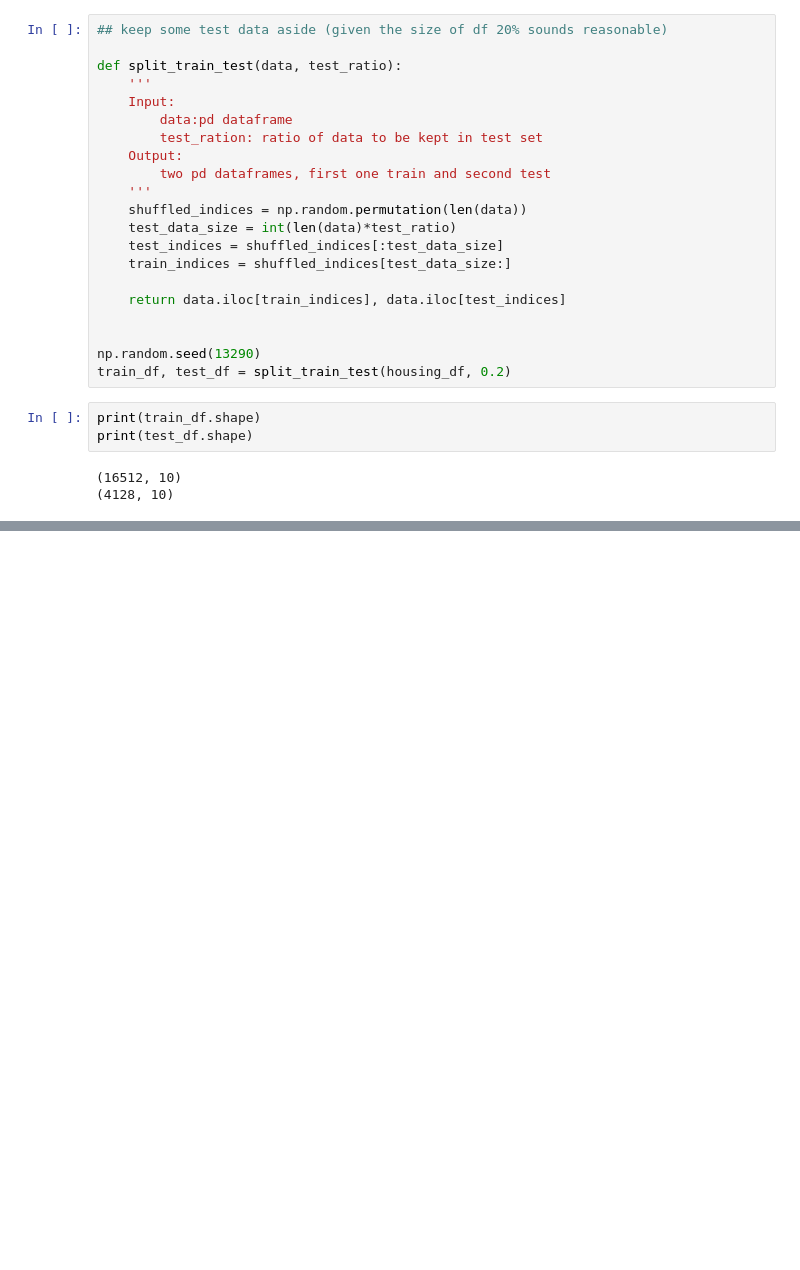
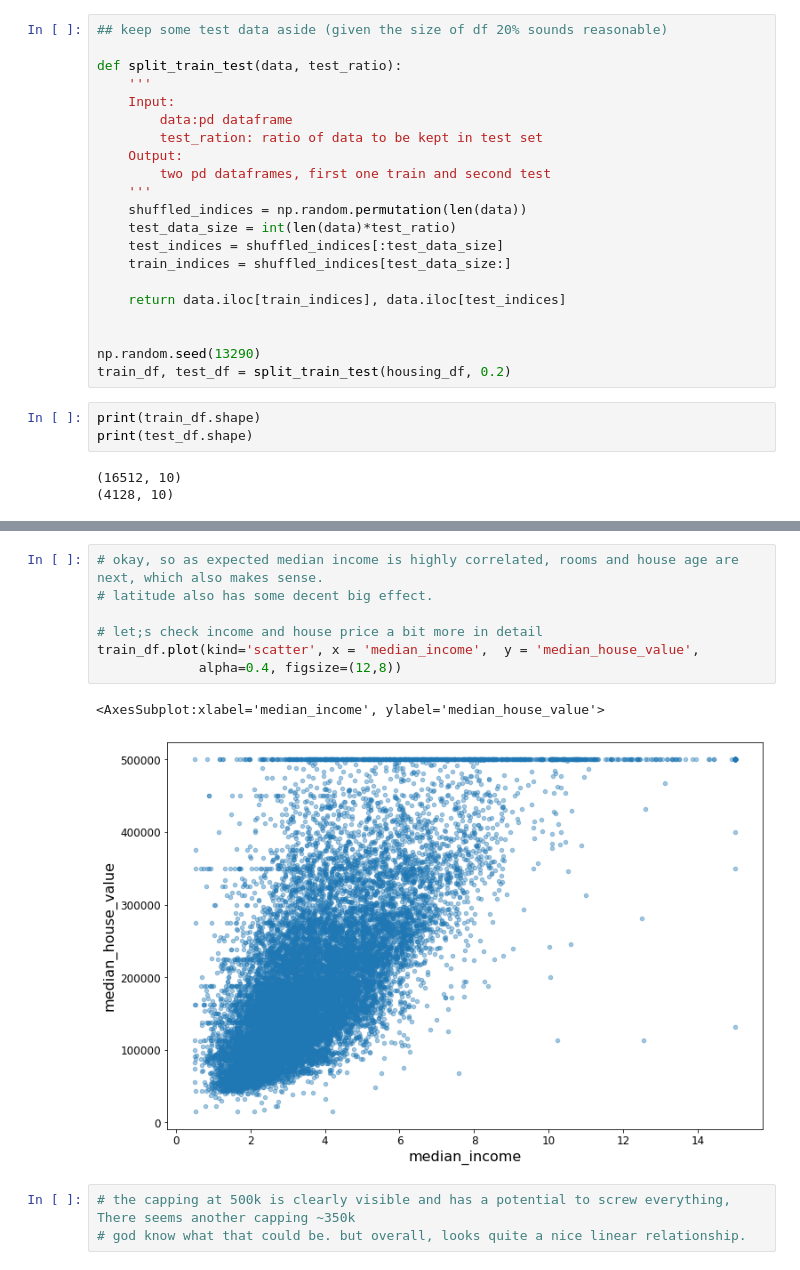
Before and after one commit to piyush13290/hands_on_ml2, a Jupyter notebook: 02_Linear_regression_housing_data.ipynb, the cells around one changed output, grey strips where cells are left out. Drawn from its saved outputs; the diff is of its cells as text; blank space fills up the shorter version.

```diff
--- a/02_Linear_regression_housing_data.ipynb
+++ b/02_Linear_regression_housing_data.ipynb
@@ -115,0 +180,13 @@ print(test_df.shape)
+# %%
+# okay, so as expected median income is highly correlated, rooms and house age are next, which also makes sense.
+# latitude also has some decent big effect.
+
+# let;s check income and house price a bit more in detail
+train_df.plot(kind='scatter', x = 'median_income',  y = 'median_house_value',
+             alpha=0.4, figsize=(12,8))
+# %% [output]
+<AxesSubplot:xlabel='median_income', ylabel='median_house_value'>
+[figure, added]
+# %%
+# the capping at 500k is clearly visible and has a potential to screw everything, There seems another capping ~350k
+# god know what that could be. but overall, looks quite a nice linear relationship.
```
Also changed, not shown: parts of 11 cells of this notebook.
